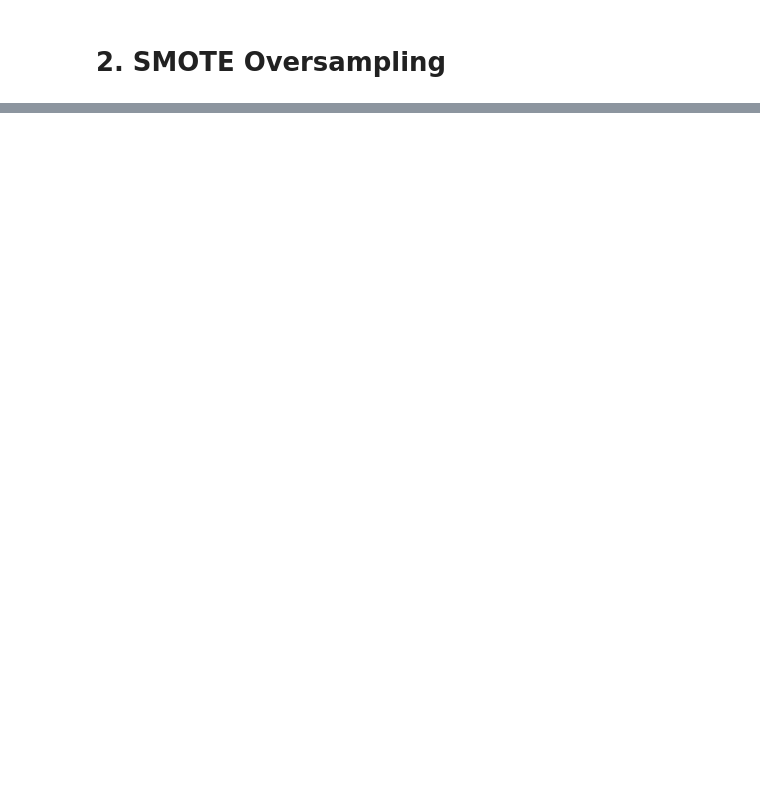
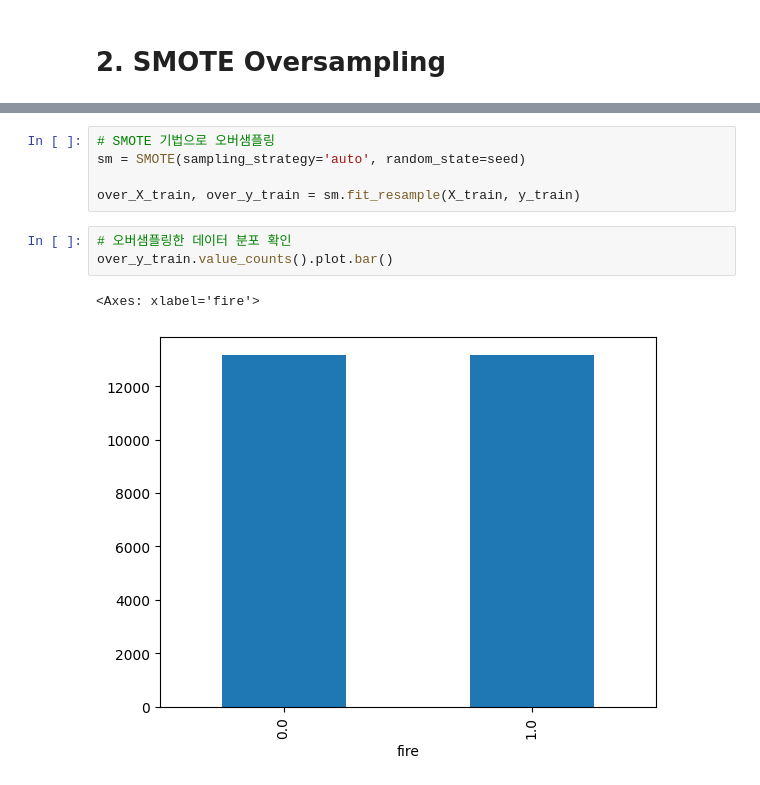
Before and after one commit to sihan827/Fire-Prediction, a Jupyter notebook: training.ipynb, the cells around one changed output, grey strips where cells are left out. Cells and saved outputs as stored; diff of their text form; blank space fills up the shorter version.

```diff
--- a/training.ipynb
+++ b/training.ipynb
@@ -234,0 +226,11 @@ near_f1
+# %%
+# SMOTE 기법으로 오버샘플링
+sm = SMOTE(sampling_strategy='auto', random_state=seed)
+
+over_X_train, over_y_train = sm.fit_resample(X_train, y_train)
+# %%
+# 오버샘플링한 데이터 분포 확인
+over_y_train.value_counts().plot.bar()
+# %% [output]
+<Axes: xlabel='fire'>
+[figure, added]
```
Also changed, not shown: parts of 60 cells of this notebook, 4 other files.
